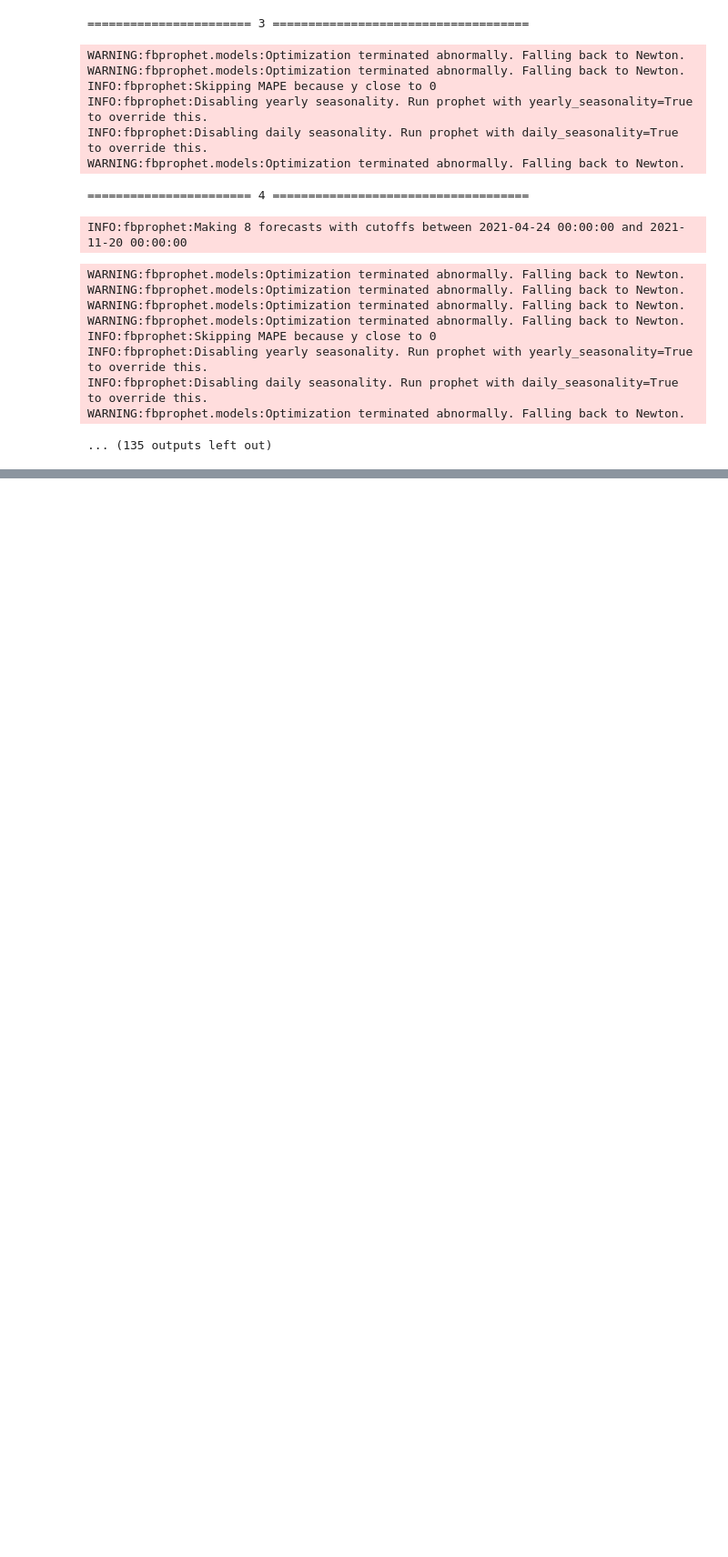
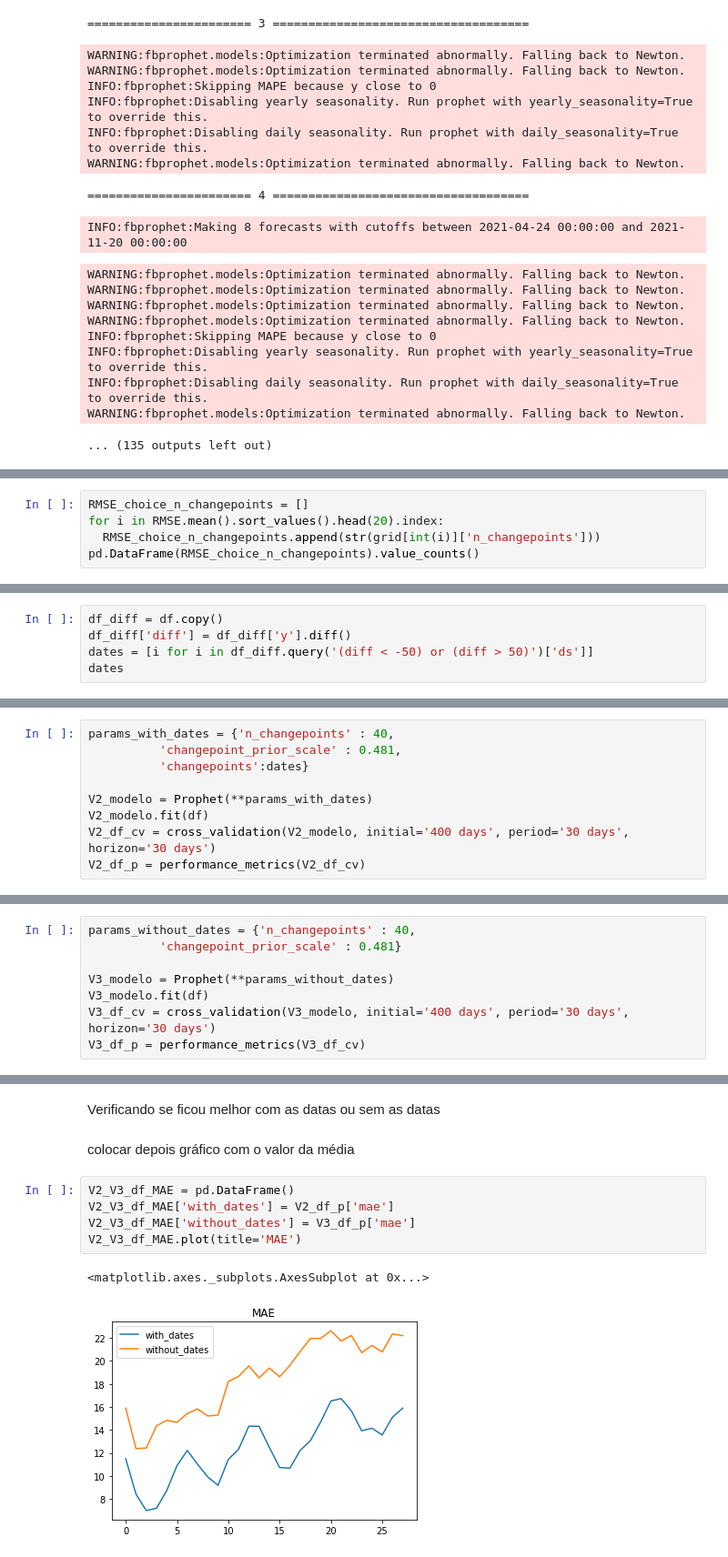
Before and after one commit to rodrigodemend/Previsao_Covid, a Jupyter notebook: Notebooks/Importação_e_Limpeza_dos_dados_de_Covid_19.ipynb, the cells around one changed output, grey strips where cells are left out. Shown at 91% size. Saved outputs shown, nothing was run; the diff lists cells and outputs as text; blank space fills up the shorter version.

```diff
--- a/Notebooks/Importação_e_Limpeza_dos_dados_de_Covid_19.ipynb
+++ b/Notebooks/Importação_e_Limpeza_dos_dados_de_Covid_19.ipynb
@@ -421,0 +470,5 @@ RMSE.to_csv('/content/RMSE.xlsx', sep=',',  index=False)
+# %%
+RMSE_choice_n_changepoints = []
+for i in RMSE.mean().sort_values().head(20).index:
+  RMSE_choice_n_changepoints.append(str(grid[int(i)]['n_changepoints']))
+pd.DataFrame(RMSE_choice_n_changepoints).value_counts()
@@ -421,0 +493,5 @@ RMSE.to_csv('/content/RMSE.xlsx', sep=',',  index=False)
+# %%
+df_diff = df.copy()
+df_diff['diff'] = df_diff['y'].diff()
+dates = [i for i in df_diff.query('(diff < -50) or (diff > 50)')['ds']]
+dates
@@ -421,0 +519,9 @@ RMSE.to_csv('/content/RMSE.xlsx', sep=',',  index=False)
+# %%
+params_with_dates = {'n_changepoints' : 40,
+          'changepoint_prior_scale' : 0.481,
+          'changepoints':dates}
+
+V2_modelo = Prophet(**params_with_dates)
+V2_modelo.fit(df)
+V2_df_cv = cross_validation(V2_modelo, initial='400 days', period='30 days', horizon='30 days')
+V2_df_p = performance_metrics(V2_df_cv)
@@ -421,0 +536,8 @@ RMSE.to_csv('/content/RMSE.xlsx', sep=',',  index=False)
+# %%
+params_without_dates = {'n_changepoints' : 40,
+          'changepoint_prior_scale' : 0.481}
+
+V3_modelo = Prophet(**params_without_dates)
+V3_modelo.fit(df)
+V3_df_cv = cross_validation(V3_modelo, initial='400 days', period='30 days', horizon='30 days')
+V3_df_p = performance_metrics(V3_df_cv)
@@ -421,0 +549,12 @@ RMSE.to_csv('/content/RMSE.xlsx', sep=',',  index=False)
+# %% [markdown]
+Verificando se ficou melhor com as datas ou sem as datas
+# %% [markdown]
+colocar depois gráfico com o valor da média
+# %%
+V2_V3_df_MAE = pd.DataFrame()
+V2_V3_df_MAE['with_dates'] = V2_df_p['mae']
+V2_V3_df_MAE['without_dates'] = V3_df_p['mae']
+V2_V3_df_MAE.plot(title='MAE')
+# %% [output]
+<matplotlib.axes._subplots.AxesSubplot at 0x...>
+[figure, added]
```
Also changed, not shown: parts of 42 cells of this notebook.
